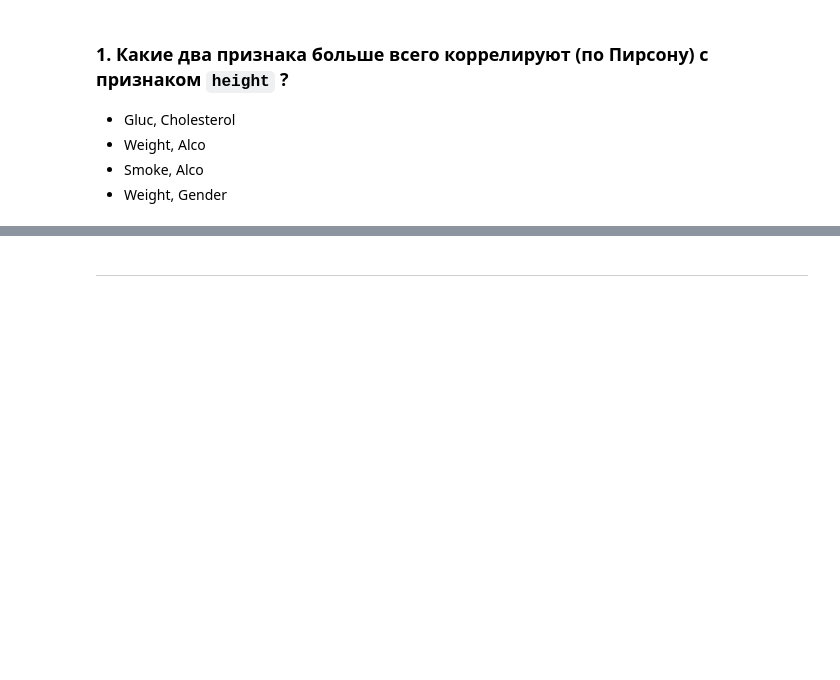
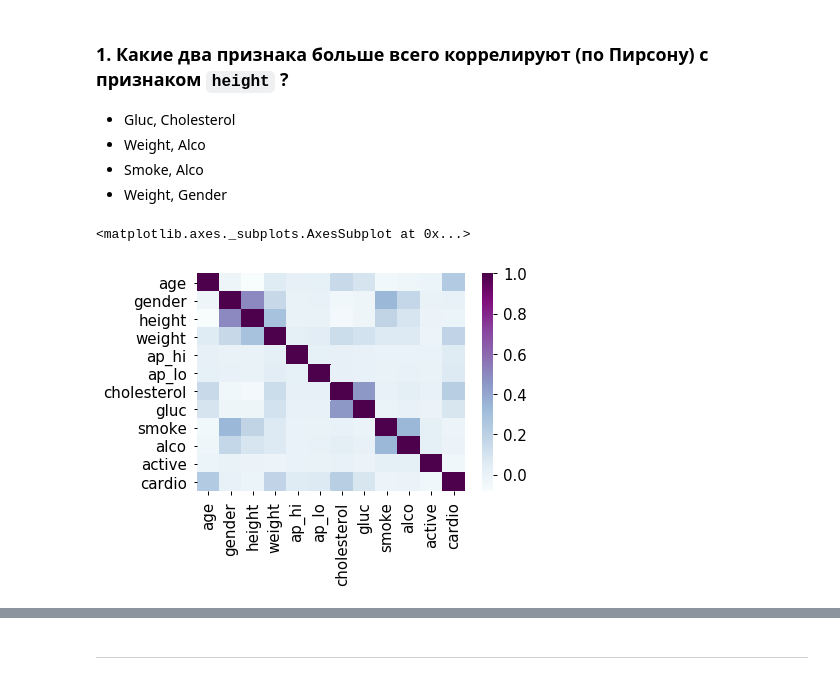
Before and after one commit to LenaVolzhina/mlcourse_open, a Jupyter notebook: jupyter_russian/homeworks/hw2_session3_visual_data_analysis_lenavolzhina.ipynb, the cells around one changed output, grey strips where cells are left out. Drawn from its saved outputs; the diff is of its cells as text; code cells hidden in the pictures; blank space fills up the shorter version.

```diff
--- a/jupyter_russian/homeworks/hw2_session3_visual_data_analysis_lenavolzhina.ipynb
+++ b/jupyter_russian/homeworks/hw2_session3_visual_data_analysis_lenavolzhina.ipynb
@@ -186,0 +229,6 @@ cardio
+# %%
+corr = train.corr()
+sns.heatmap(corr, cmap='BuPu')
+# %% [output]
+<matplotlib.axes._subplots.AxesSubplot at 0x...>
+[figure, added]
```
Also changed, not shown: parts of 24 cells of this notebook.
